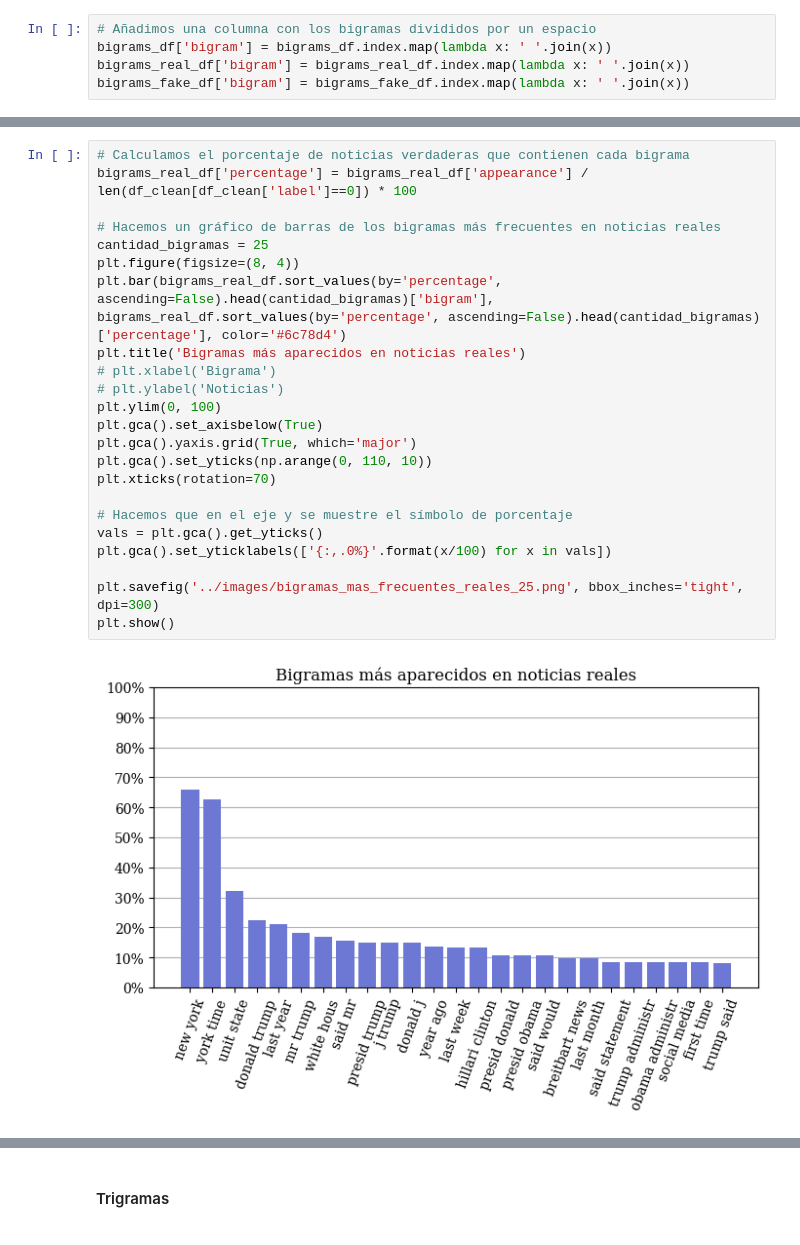
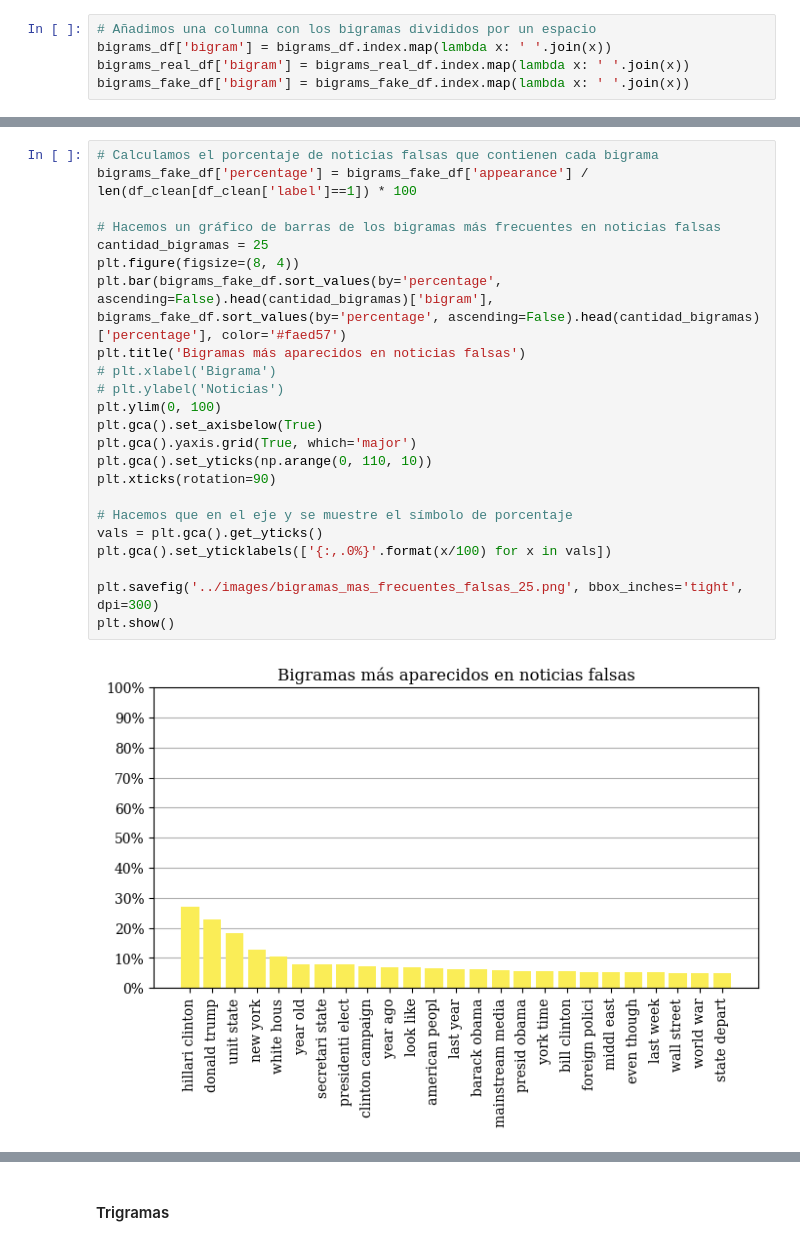
Before and after one commit to jose-jac/TFG, a Jupyter notebook: code/analisis_exploratorio.ipynb, the cells around one changed output, grey strips where cells are left out. Drawn from its saved outputs; the diff is of its cells as text.

```diff
--- a/code/analisis_exploratorio.ipynb
+++ b/code/analisis_exploratorio.ipynb
@@ -499,25 +477,25 @@ bigrams_fake_df['bigram'] = bigrams_fake_df.index.map(lambda x: ' '.join(x))
 # %%
-# Calculamos el porcentaje de noticias verdaderas que contienen cada bigrama
-bigrams_real_df['percentage'] = bigrams_real_df['appearance'] / len(df_clean[df_clean['label']==0]) * 100
+# Calculamos el porcentaje de noticias falsas que contienen cada bigrama
+bigrams_fake_df['percentage'] = bigrams_fake_df['appearance'] / len(df_clean[df_clean['label']==1]) * 100
 
-# Hacemos un gráfico de barras de los bigramas más frecuentes en noticias reales
+# Hacemos un gráfico de barras de los bigramas más frecuentes en noticias falsas
 cantidad_bigramas = 25
 plt.figure(figsize=(8, 4))
-plt.bar(bigrams_real_df.sort_values(by='percentage', ascending=False).head(cantidad_bigramas)['bigram'], bigrams_real_df.sort_values(by='percentage', ascending=False).head(cantidad_bigramas)['percentage'], color='#6c78d4')
-plt.title('Bigramas más aparecidos en noticias reales')
+plt.bar(bigrams_fake_df.sort_values(by='percentage', ascending=False).head(cantidad_bigramas)['bigram'], bigrams_fake_df.sort_values(by='percentage', ascending=False).head(cantidad_bigramas)['percentage'], color='#faed57')
+plt.title('Bigramas más aparecidos en noticias falsas')
 # plt.xlabel('Bigrama')
 # plt.ylabel('Noticias')
 plt.ylim(0, 100)
 plt.gca().set_axisbelow(True)
 plt.gca().yaxis.grid(True, which='major')
 plt.gca().set_yticks(np.arange(0, 110, 10))
-plt.xticks(rotation=70)
+plt.xticks(rotation=90)
 
 # Hacemos que en el eje y se muestre el símbolo de porcentaje
 vals = plt.gca().get_yticks()
 plt.gca().set_yticklabels(['{:,.0%}'.format(x/100) for x in vals])
 
-plt.savefig('../images/bigramas_mas_frecuentes_reales_25.png', bbox_inches='tight', dpi=300)
+plt.savefig('../images/bigramas_mas_frecuentes_falsas_25.png', bbox_inches='tight', dpi=300)
 plt.show()
 # %% [output]
-[figure, old version]
+[figure, new version]
```
Also changed, not shown: parts of 37 cells of this notebook, 30 other files.
